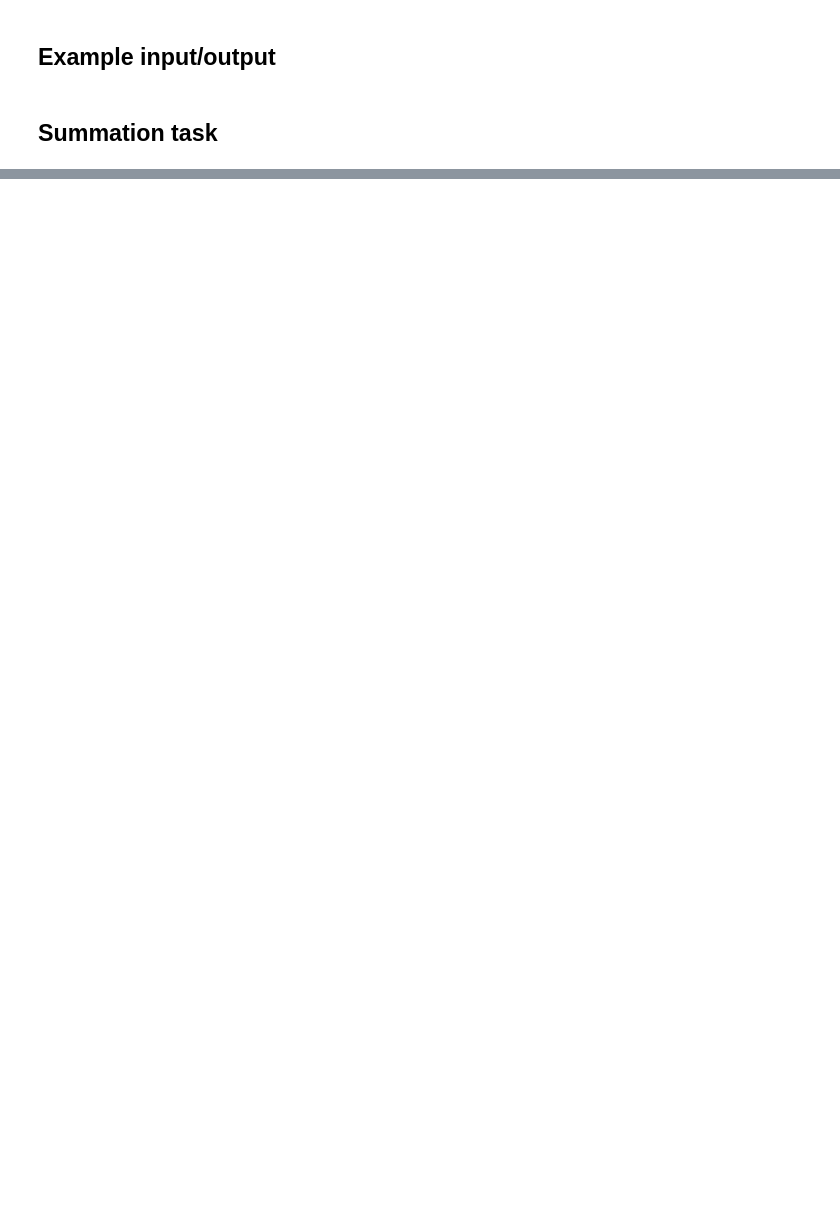
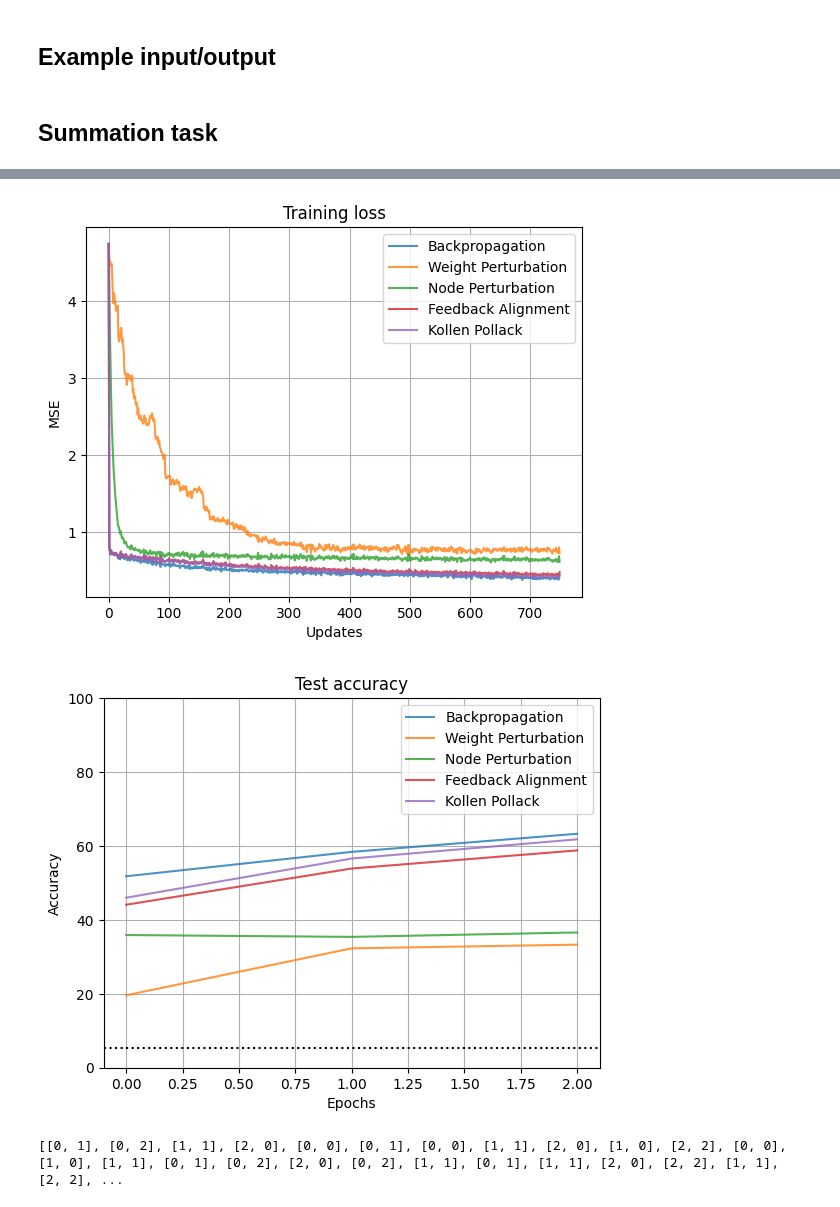
Before and after one commit to fardinafdideh/NeuroAlignedYarrows, a Jupyter notebook: NeuroAI_Project_NeuroAlignedYarrows_Team.ipynb, the cells around one changed output, grey strips where cells are left out. Drawn from its saved outputs; the diff is of its cells as text; code cells hidden in the pictures; blank space fills up the shorter version.

```diff
--- a/NeuroAI_Project_NeuroAlignedYarrows_Team.ipynb
+++ b/NeuroAI_Project_NeuroAlignedYarrows_Team.ipynb
@@ -781,9 +821,9 @@ test_image_pairs, test_label_pairs = imageLabel_pairs(test_images, test_labels,
 # %%
-# Free up memory used by the original dataset
-train_images = None
-train_labels = None
-test_images = None
-test_labels = None
+# # Free up memory used by the original dataset
+# train_images = None
+# train_labels = None
+# test_images = None
+# test_labels = None
 # %%
 #@title Train and measure performance of the different learning rules on the summation task
 perf_data = train_and_test_performance(train_image_pairs, train_label_pairs, test_image_pairs, test_label_pairs, do_time=True)
@@ -813,0 +853,12 @@ plot_performance(lrules, perf_data["losses"], perf_data["accuracy"],
+# %%
+#@title Scenario 1: Exclude [1, 2] and [2, 1] from the training dataset but not from the test dataset
+exclude_pairs_test = ([(i,j) for i,j in itertools.product(range(0,10), range(3,10))]
+                  + [(i,j) for i,j in itertools.product(range(3,10), range(0,10))])
+exclude_pairs_training = exclude_pairs_test + [(1,2), (2,1)]
+exclude_pairs_test = np.array(exclude_pairs_test)
+exclude_pairs_training = np.array(exclude_pairs_training)
+
+train_image_pairs, train_label_pairs, train_label_value_pairs = imageLabel_pairs(
+    train_images, train_labels, exclude_pairs_training)
+test_image_pairs, test_label_pairs, test_label_value_pairs = imageLabel_pairs(
+    test_images, test_labels, exclude_pairs_test)
@@ -813,0 +870,4 @@ plot_performance(lrules, perf_data["losses"], perf_data["accuracy"],
+# %%
+perf_data = train_and_test_performance(train_image_pairs, train_label_pairs, test_image_pairs, test_label_pairs, do_time=True)
+plot_performance(lrules, perf_data["losses"], perf_data["accuracy"])
+# %% [output]
@@ -813,0 +891,2 @@ plot_performance(lrules, perf_data["losses"], perf_data["accuracy"],
+[figure, added]
+[figure, added]
@@ -813,0 +906,5 @@ plot_performance(lrules, perf_data["losses"], perf_data["accuracy"],
+# %%
+print(train_label_value_pairs)
+print(test_label_value_pairs)
+# %% [output]
+[[0, 1], [0, 2], [1, 1], [2, 0], [0, 0], [0, 1], [0, 0], [1, 1], [2, 0], [1, 0], [2, 2], [0, 0], [1, 0], [1, 1], [0, 1], [0, 2], [2, 0], [0, 2], [1, 1], [0, 1], [1, 1], [2, 0], [2, 2], [1, 1], [2, 2], ...
```
Also changed, not shown: parts of 25 cells of this notebook.
